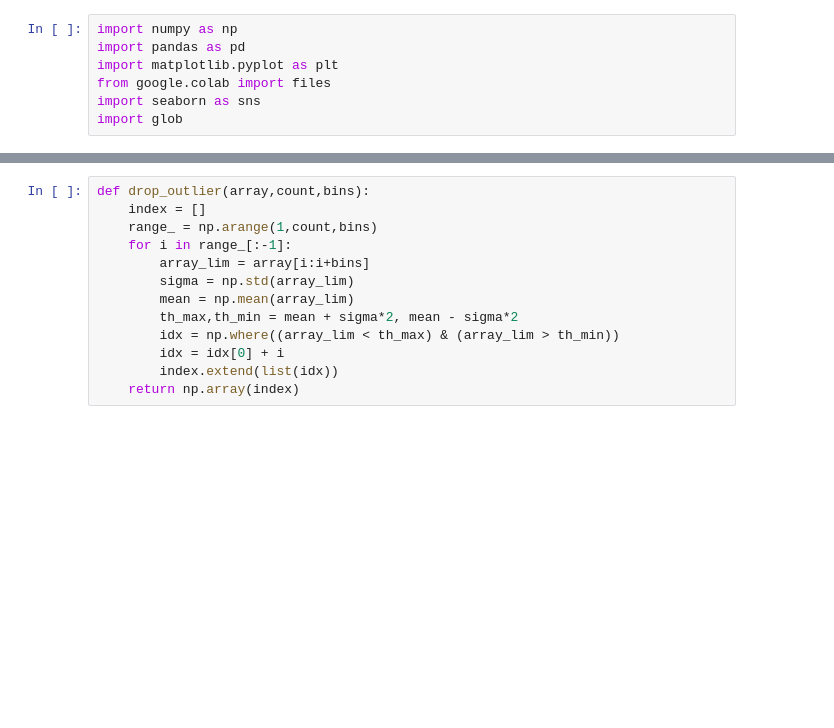
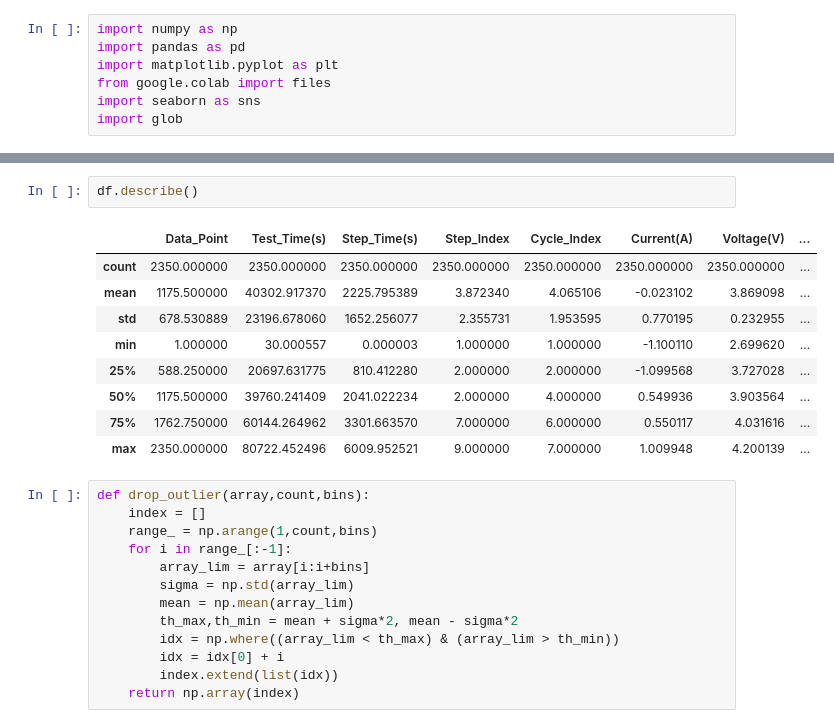
Before and after one commit to bharat-mullapudi/LSTM_SOC_RUL, a Jupyter notebook: Sem4RUL1Feb16.ipynb, the cells around one changed output, grey strips where cells are left out. Drawn from its saved outputs; the diff is of its cells as text; blank space fills up the shorter version.

```diff
--- a/Sem4RUL1Feb16.ipynb
+++ b/Sem4RUL1Feb16.ipynb
@@ -15,3 +34,15 @@ import glob
+# %%
+df.describe()
+# %% [output]
+|  | Data_Point | Test_Time(s) | Step_Time(s) | Step_Index | Cycle_Index | Current(A) | Voltage(V) | ... |
+| count | 2350.000000 | 2350.000000 | 2350.000000 | 2350.000000 | 2350.000000 | 2350.000000 | 2350.000000 | ... |
+| mean | 1175.500000 | 40302.917370 | 2225.795389 | 3.872340 | 4.065106 | -0.023102 | 3.869098 | ... |
+| std | 678.530889 | 23196.678060 | 1652.256077 | 2.355731 | 1.953595 | 0.770195 | 0.232955 | ... |
+| min | 1.000000 | 30.000557 | 0.000003 | 1.000000 | 1.000000 | -1.100110 | 2.699620 | ... |
+| 25% | 588.250000 | 20697.631775 | 810.412280 | 2.000000 | 2.000000 | -1.099568 | 3.727028 | ... |
+| 50% | 1175.500000 | 39760.241409 | 2041.022234 | 2.000000 | 4.000000 | 0.549936 | 3.903564 | ... |
+| 75% | 1762.750000 | 60144.264962 | 3301.663570 | 7.000000 | 6.000000 | 0.550117 | 4.031616 | ... |
+| max | 2350.000000 | 80722.452496 | 6009.952521 | 9.000000 | 7.000000 | 1.009948 | 4.200139 | ... |
 # %%
 def drop_outlier(array,count,bins):
     index = []
```
Also changed, not shown: parts of 10 cells of this notebook.
